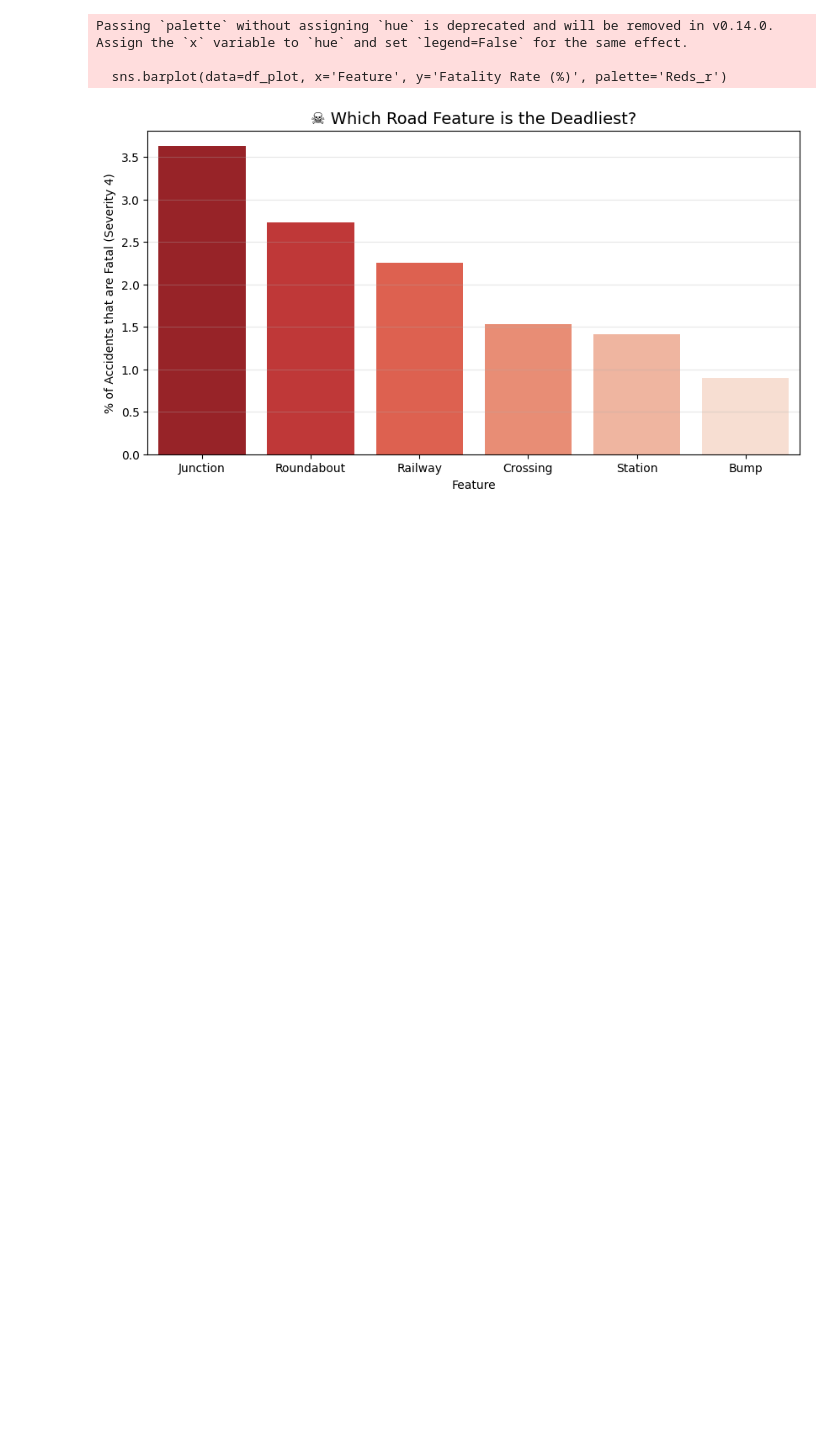
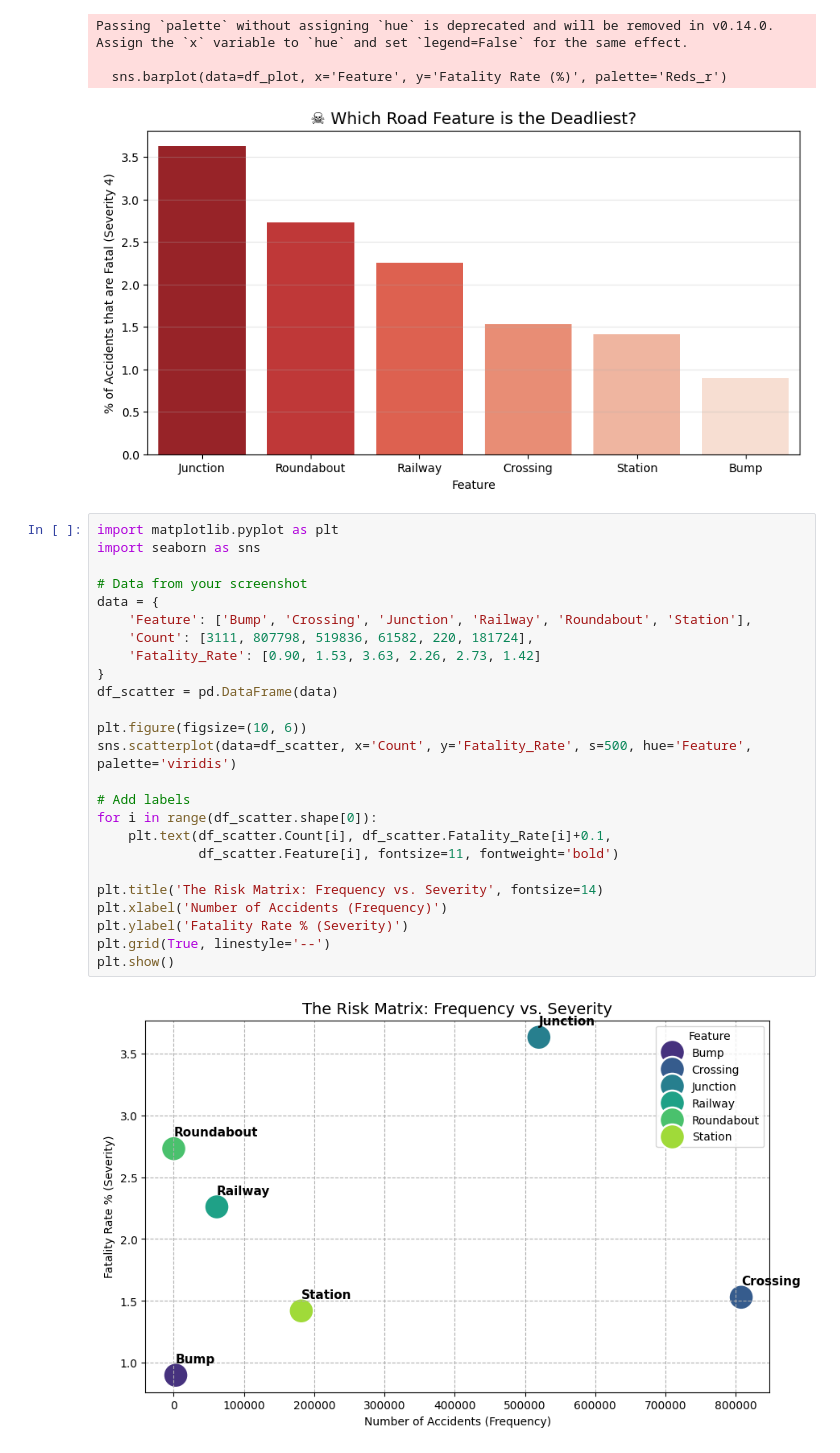
Before and after one commit to notNAKAZAKi-ctrl/us-accidents-analysis-2026, a Jupyter notebook: Statistics/road_infrastructure.ipynb, the cells around one changed output. Cells and saved outputs as stored; diff of their text form; blank space fills up the shorter version.

```diff
--- a/Statistics/road_infrastructure.ipynb
+++ b/Statistics/road_infrastructure.ipynb
@@ -78,3 +78,30 @@ Passing `palette` without assigning `hue` is deprecated and will be removed in v
 
   sns.barplot(data=df_plot, x='Feature', y='Fatality Rate (%)', palette='Reds_r')
 [figure]
+# %%
+import matplotlib.pyplot as plt
+import seaborn as sns
+
+# Data from your screenshot
+data = {
+    'Feature': ['Bump', 'Crossing', 'Junction', 'Railway', 'Roundabout', 'Station'],
+    'Count': [3111, 807798, 519836, 61582, 220, 181724],
+    'Fatality_Rate': [0.90, 1.53, 3.63, 2.26, 2.73, 1.42]
+}
+df_scatter = pd.DataFrame(data)
+
+plt.figure(figsize=(10, 6))
+sns.scatterplot(data=df_scatter, x='Count', y='Fatality_Rate', s=500, hue='Feature', palette='viridis')
+
+# Add labels
+for i in range(df_scatter.shape[0]):
+    plt.text(df_scatter.Count[i], df_scatter.Fatality_Rate[i]+0.1,
+             df_scatter.Feature[i], fontsize=11, fontweight='bold')
+
+plt.title('The Risk Matrix: Frequency vs. Severity', fontsize=14)
+plt.xlabel('Number of Accidents (Frequency)')
+plt.ylabel('Fatality Rate % (Severity)')
+plt.grid(True, linestyle='--')
+plt.show()
+# %% [output]
+[figure, added]
```
Also changed, not shown: parts of 2 cells of this notebook.
